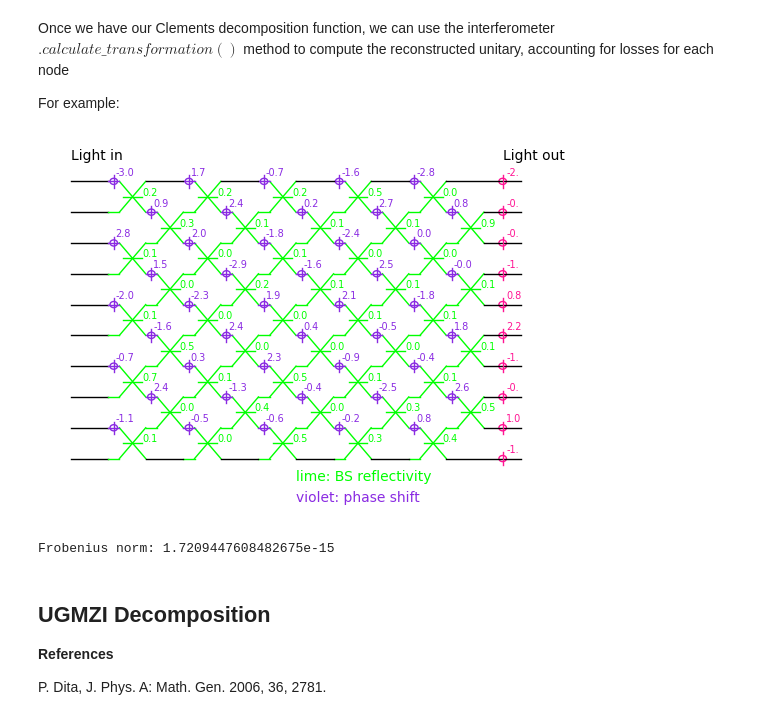
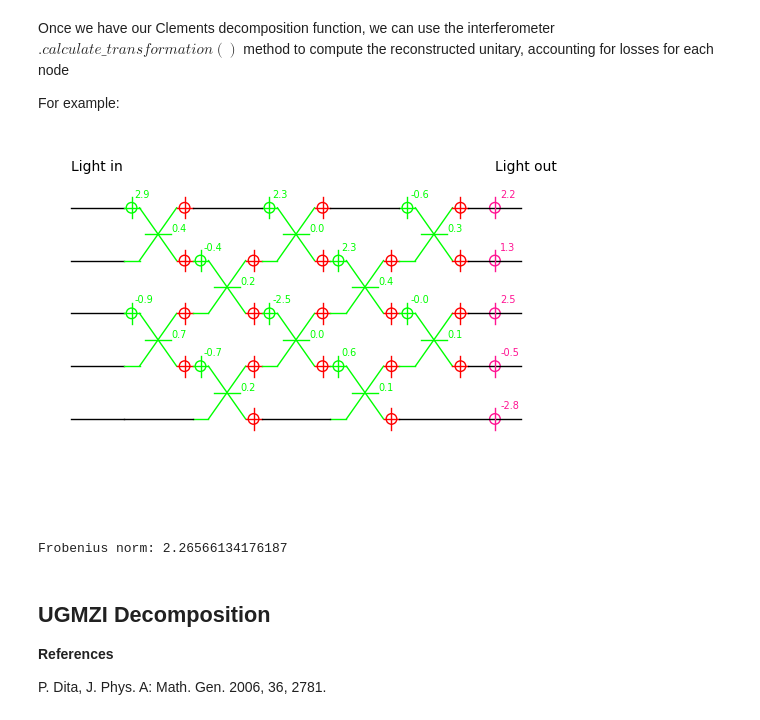
Before and after one commit to AndreaBarletta/fidelity-SGMZI, a Jupyter notebook: notebook.ipynb, the cells around one changed output. Drawn from its saved outputs; the diff is of its cells as text; code cells hidden in the pictures.

```diff
--- a/notebook.ipynb
+++ b/notebook.ipynb
@@ -65,7 +66,10 @@ def decompose_reck(U):
             invT[modes[1]-1, modes[0]-1] = -np.sin(theta)
             invT[modes[1]-1, modes[1]-1] = np.cos(theta)
             U = np.matmul(U, invT)
-            I.BS_list.append(bs(modes[0], modes[1], theta, phi))
+            I.comp_list.append(cmp(cmp_type.BEAM_SPLITTER, (modes), (theta, phi)))
+            for mode in modes:
+                I.comp_list.append(cmp(cmp_type.LOSS_ELEMENT, (mode,), ()))
+            # Add a loss term
     phases = np.diag(U)
     I.output_phases = [np.angle(i) for i in phases]
     return I
@@ -114,7 +118,9 @@ def decompose_clements(U):
                 invT[modes[1]-1, modes[0]-1] = -np.sin(theta)
                 invT[modes[1]-1, modes[1]-1] = np.cos(theta)
                 U = np.matmul(U, invT)
-                I.BS_list.append(bs(modes[0], modes[1], theta, phi))
+                I.comp_list.append(cmp(cmp_type.BEAM_SPLITTER, (modes), (theta, phi)))
+                for mode in modes:
+                    I.comp_list.append(cmp(cmp_type.LOSS_ELEMENT, (mode,), ()))
         else:
             for j in range(i+1):
                 modes = [N+j-i-1, N+j-i]
@@ -126,15 +132,15 @@ def decompose_clements(U):
                 T[modes[1]-1, modes[0]-1] = np.exp(1j * phi) * np.sin(theta)
                 T[modes[1]-1, modes[1]-1] = np.cos(theta)
                 U = np.matmul(T, U)
-                left_T.append(bs(modes[0], modes[1], theta, phi))
+                left_T.append(cmp(cmp_type.BEAM_SPLITTER, (modes), (theta, phi)))
 
-    for BS in np.flip(left_T, 0):
-        modes = [int(BS.mode1), int(BS.mode2)]
+    for comp in np.flip(left_T, 0):
+        modes = [int(comp.modes[0]), int(comp.modes[1])]
         invT = np.eye(N, dtype=np.complex128)
-        invT[modes[0]-1, modes[0]-1] = np.exp(-1j * BS.phi) * np.cos(BS.theta)
-        invT[modes[0]-1, modes[1]-1] = np.exp(-1j * BS.phi) * np.sin(BS.theta)
-        invT[modes[1]-1, modes[0]-1] = -np.sin(BS.theta)
-        invT[modes[1]-1, modes[1]-1] = np.cos(BS.theta)
+        invT[modes[0]-1, modes[0]-1] = np.exp(-1j * comp.params[1]) * np.cos(comp.params[0])
+        invT[modes[0]-1, modes[1]-1] = np.exp(-1j * comp.params[1]) * np.sin(comp.params[0])
+        invT[modes[1]-1, modes[0]-1] = -np.sin(comp.params[0])
+        invT[modes[1]-1, modes[1]-1] = np.cos(comp.params[0])
         U = np.matmul(invT, U)
         theta = my_atan(U[modes[1]-1, modes[0]-1], U[modes[1]-1, modes[1]-1])
         phi = my_angle(U[modes[1]-1, modes[0]-1], U[modes[1]-1, modes[1]-1])
@@ -143,7 +149,9 @@ def decompose_clements(U):
         invT[modes[1]-1, modes[0]-1] = -np.sin(theta)
         invT[modes[1]-1, modes[1]-1] = np.cos(theta)
         U = np.matmul(U, invT)
-        I.BS_list.append(bs(modes[0], modes[1], theta, phi))
+        I.comp_list.append(cmp(cmp_type.BEAM_SPLITTER, (modes), (theta, phi)))
+        for mode in modes:
+                I.comp_list.append(cmp(cmp_type.LOSS_ELEMENT, (mode,), ()))
     phases = np.diag(U)
     I.output_phases = [np.angle(i) for i in phases]
     return I
@@ -152,15 +160,15 @@ Once we have our Clements decomposition function, we can use the interferometer
 
 For example:
 # %%
-U = random_unitary(10)
+U = random_unitary(5)
 I = decompose_clements(U)
 I.draw()
-Uexp = I.calculate_transformation()
+Uexp = I.calculate_transformation(LN_dB=-1.5)
 
 print("Frobenius norm:", np.linalg.norm(Uexp - U))
 # %% [output]
-[figure, old version]
+[figure, new version]
-Frobenius norm: 1.7209447608482675e-15
+Frobenius norm: 2.26566134176187
 # %% [markdown]
 ## UGMZI Decomposition
 **References**
```
Also changed, not shown: parts of 7 cells of this notebook, 3 other files.
